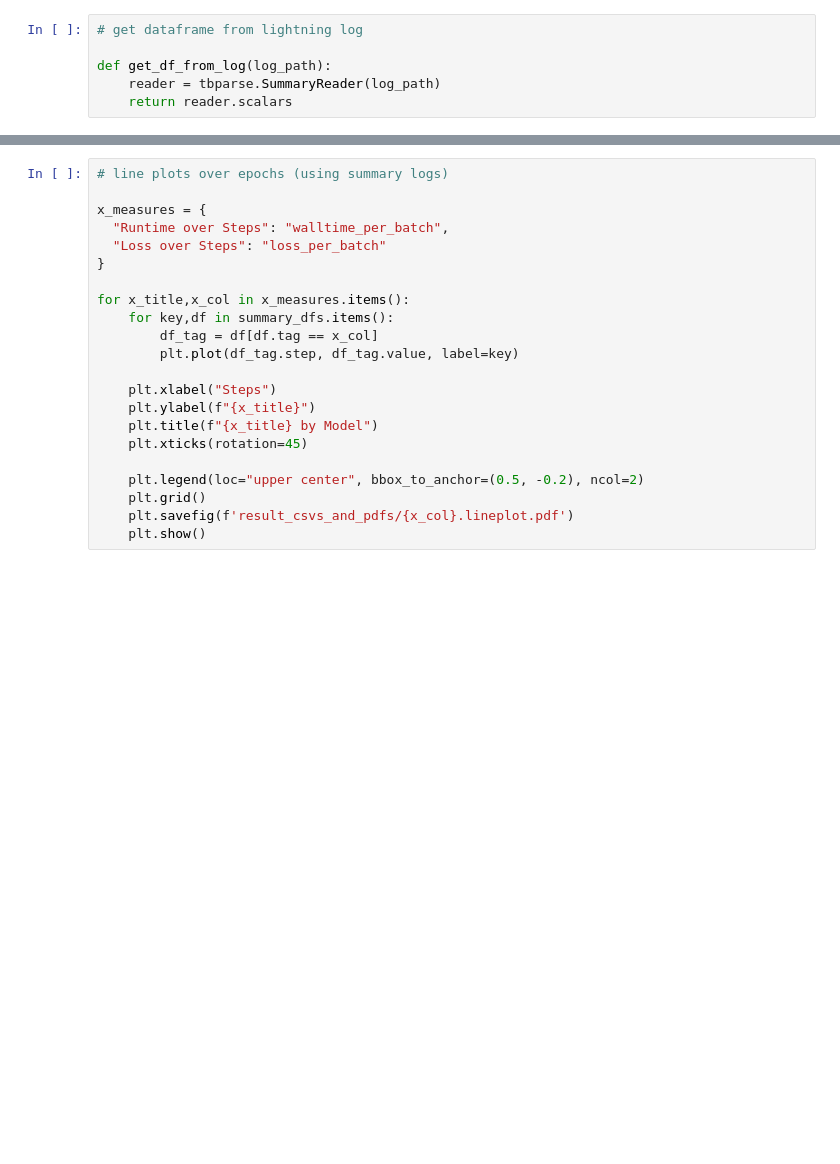
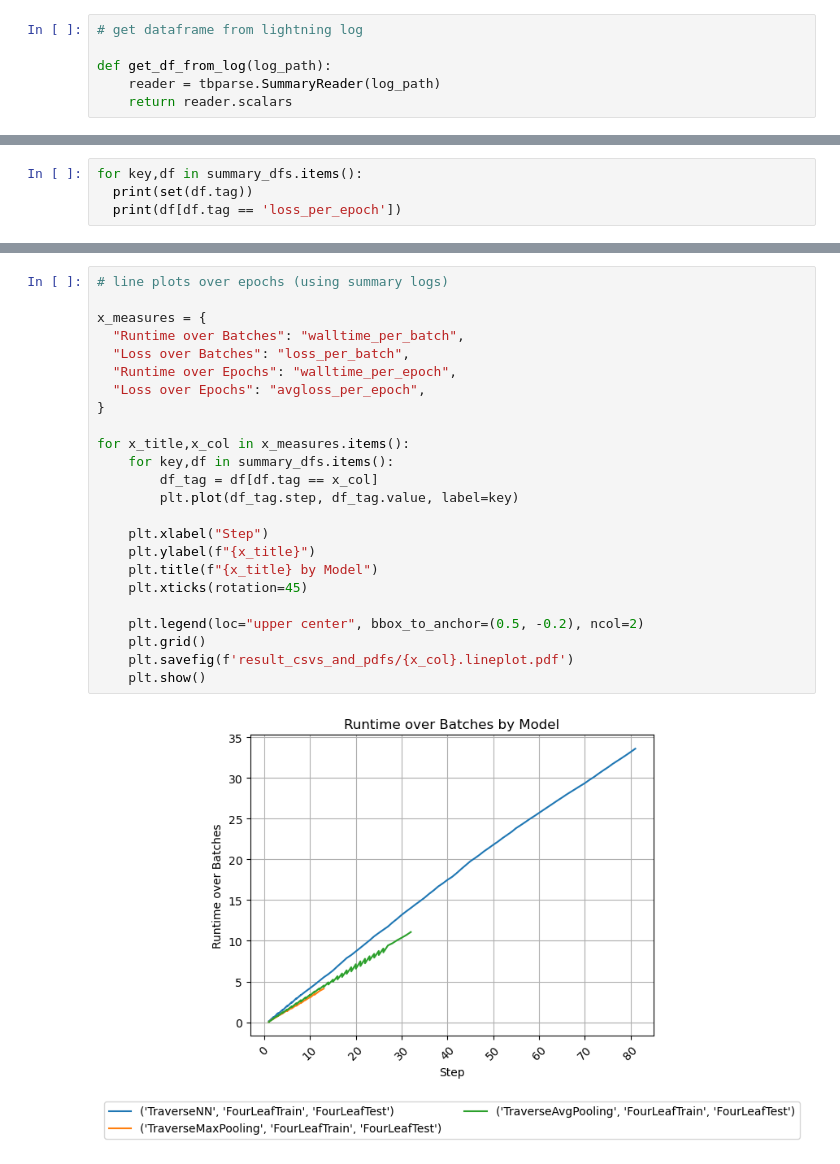
Before and after one commit to matsengrp/dpvt-experiments-1, a Jupyter notebook: train/plot_final_csv.input.ipynb, the cells around one changed output, grey strips where cells are left out. Drawn from its saved outputs; the diff is of its cells as text; blank space fills up the shorter version.

```diff
--- a/train/plot_final_csv.input.ipynb
+++ b/train/plot_final_csv.input.ipynb
@@ -80,0 +133,4 @@ for x_title,x_col in x_measures.items():
+# %%
+for key,df in summary_dfs.items():
+  print(set(df.tag))
+  print(df[df.tag == 'loss_per_epoch'])
@@ -81,22 +150,26 @@ for x_title,x_col in x_measures.items():
 # %%
 # line plots over epochs (using summary logs)
 
 x_measures = {
-  "Runtime over Steps": "walltime_per_batch",
-  "Loss over Steps": "loss_per_batch"
+  "Runtime over Batches": "walltime_per_batch",
+  "Loss over Batches": "loss_per_batch",
+  "Runtime over Epochs": "walltime_per_epoch",
+  "Loss over Epochs": "avgloss_per_epoch",
 }
 
 for x_title,x_col in x_measures.items():
     for key,df in summary_dfs.items():
         df_tag = df[df.tag == x_col]
         plt.plot(df_tag.step, df_tag.value, label=key)
 
-    plt.xlabel("Steps")
+    plt.xlabel("Step")
     plt.ylabel(f"{x_title}")
     plt.title(f"{x_title} by Model")
     plt.xticks(rotation=45)
 
     plt.legend(loc="upper center", bbox_to_anchor=(0.5, -0.2), ncol=2)
     plt.grid()
     plt.savefig(f'result_csvs_and_pdfs/{x_col}.lineplot.pdf')
     plt.show()
+# %% [output]
+[figure, added]
```
Also changed, not shown: parts of 11 cells of this notebook.
